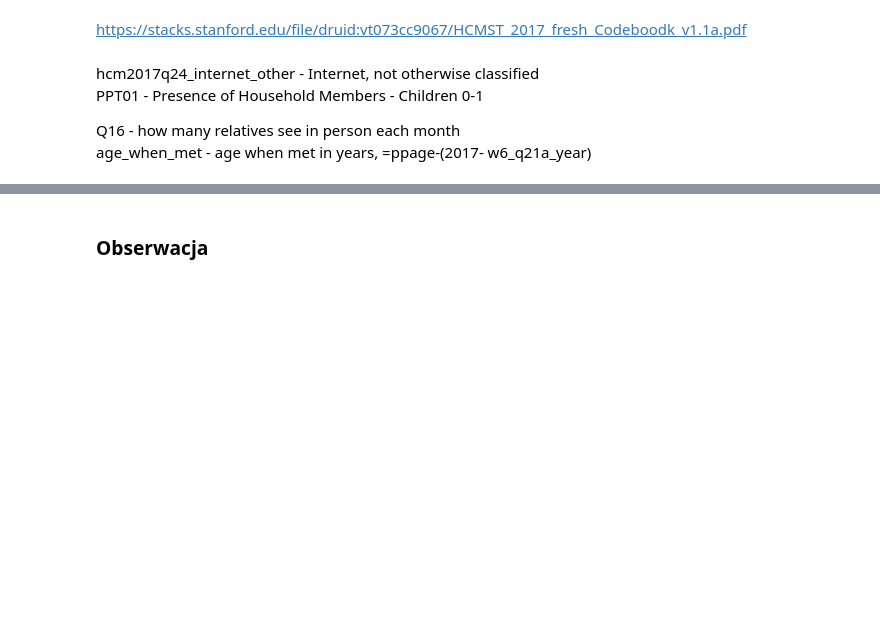
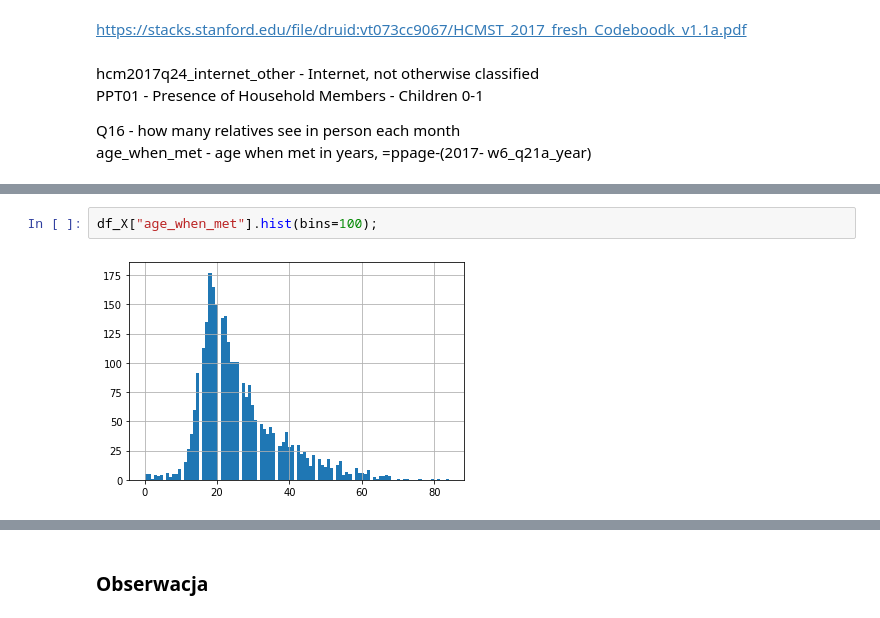
Before and after one commit to BartekKrzepkowski/Explainable-Machine-Learning-XAI-, a Jupyter notebook: BartlomiejKrzepkowskiPD10.ipynb, the cells around one changed output, grey strips where cells are left out. Cells and saved outputs as stored; diff of their text form; blank space fills up the shorter version.

```diff
--- a/BartlomiejKrzepkowskiPD10.ipynb
+++ b/BartlomiejKrzepkowskiPD10.ipynb
@@ -56,0 +76,4 @@ age_when_met - age when met in years, =ppage-(2017- w6_q21a_year)
+# %%
+df_X["age_when_met"].hist(bins=100);
+# %% [output]
+[figure, added]
```
Also changed, not shown: parts of 20 cells of this notebook.
